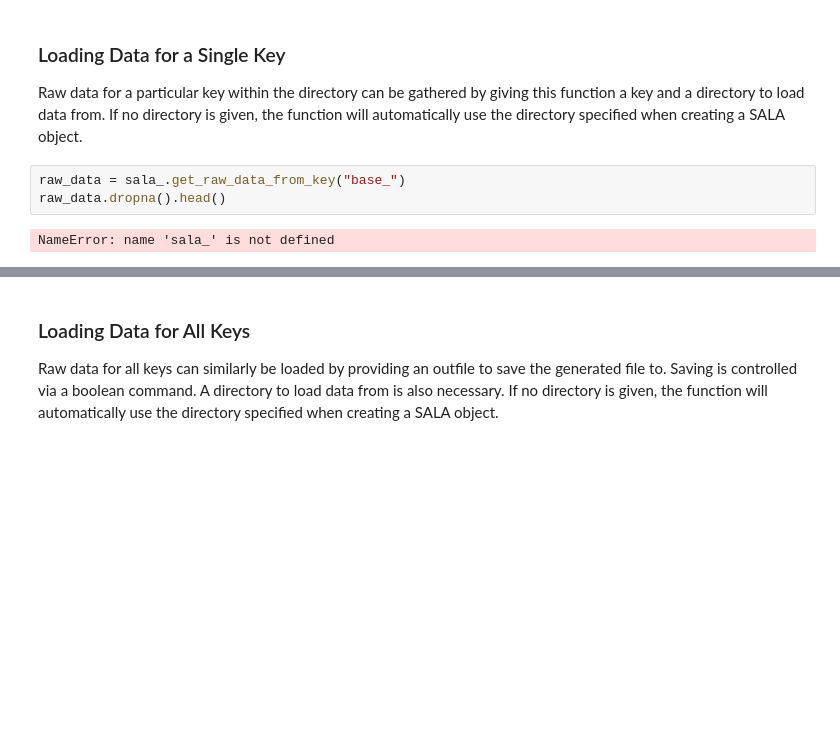
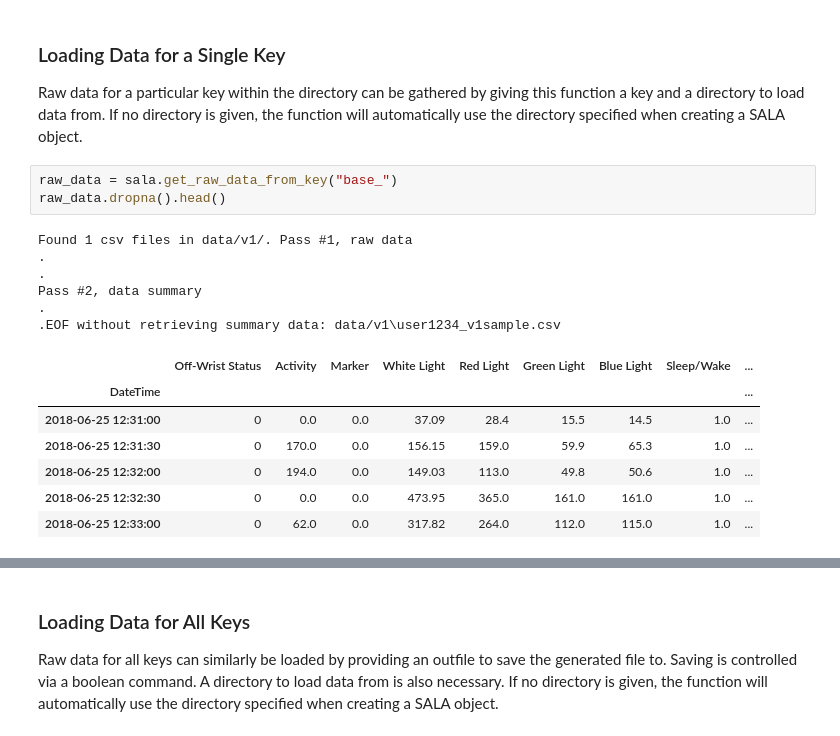
Before and after one commit to FleischerResearchLab/SALA, a Jupyter notebook: 00_Processing.ipynb, the cells around one changed output, grey strips where cells are left out. Saved outputs shown, nothing was run; the diff lists cells and outputs as text; blank space fills up the shorter version.

Commit message:
updated names for modules

```diff
--- a/00_SALA_Frame.ipynb
+++ b/00_Processing.ipynb
@@ -654,9 +654,21 @@ the specified directory matching a particular key within the directory.
 
 Raw data for a particular key within the directory can be gathered by giving this function a key and a directory to load data from. If no directory is given, the function will automatically use the directory specified when creating a SALA object.
 # %%
-raw_data = sala_.get_raw_data_from_key("base_")
+raw_data = sala.get_raw_data_from_key("base_")
 raw_data.dropna().head()
 # %% [output]
-NameError: name 'sala_' is not defined
+Found 1 csv files in data/v1/. Pass #1, raw data
+.
+.
+Pass #2, data summary
+.
+.EOF without retrieving summary data: data/v1\user1234_v1sample.csv
+|  | Off-Wrist Status | Activity | Marker | White Light | Red Light | Green Light | Blue Light | Sleep/Wake | ... |
+| DateTime |  |  |  |  |  |  |  |  | ... |
+| 2018-06-25 12:31:00 | 0 | 0.0 | 0.0 | 37.09 | 28.4 | 15.5 | 14.5 | 1.0 | ... |
+| 2018-06-25 12:31:30 | 0 | 170.0 | 0.0 | 156.15 | 159.0 | 59.9 | 65.3 | 1.0 | ... |
+| 2018-06-25 12:32:00 | 0 | 194.0 | 0.0 | 149.03 | 113.0 | 49.8 | 50.6 | 1.0 | ... |
+| 2018-06-25 12:32:30 | 0 | 0.0 | 0.0 | 473.95 | 365.0 | 161.0 | 161.0 | 1.0 | ... |
+| 2018-06-25 12:33:00 | 0 | 62.0 | 0.0 | 317.82 | 264.0 | 112.0 | 115.0 | 1.0 | ... |
 # %%
 show_doc(SALAFrame.get_raw_data, title_level = 3)
```
Also changed, not shown: parts of 17 cells of this notebook, 5 other files.
